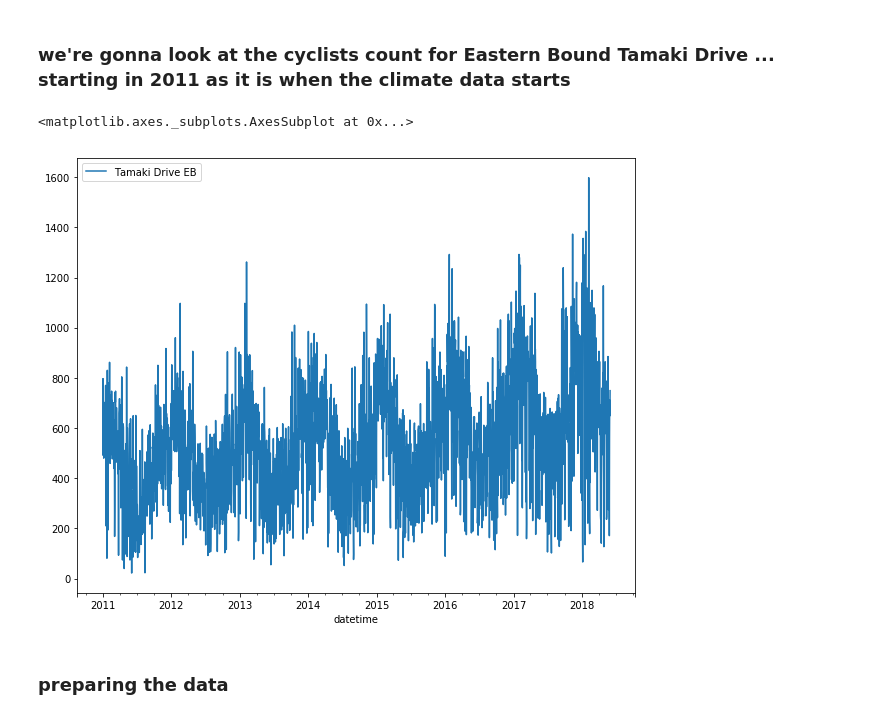
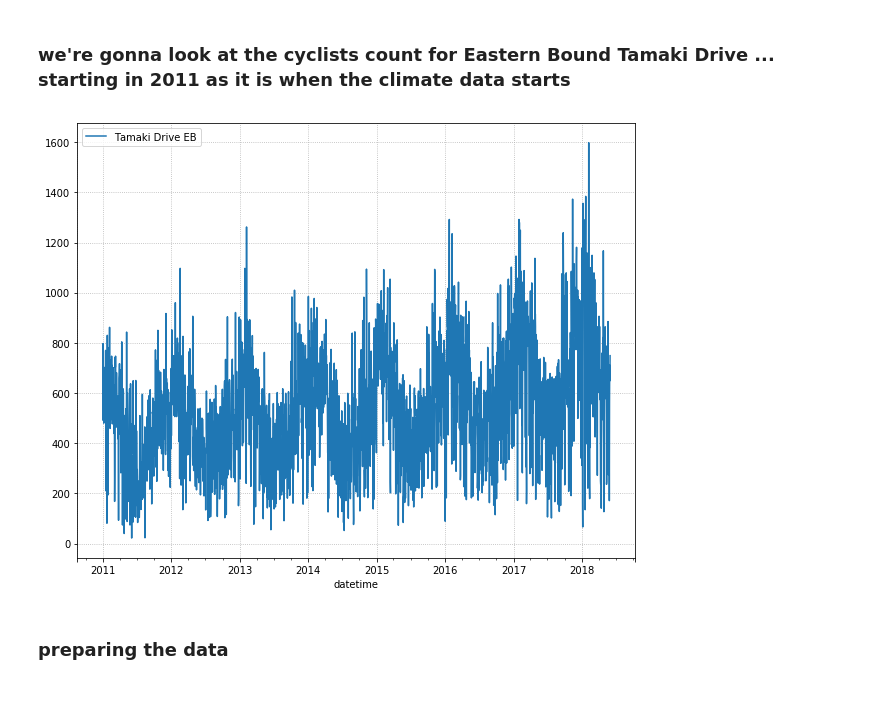
Before and after one commit to kinow/Auckland_cycling, a Jupyter notebook: notebooks/time-series.ipynb, the cells around one changed output. Cells and saved outputs as stored; diff of their text form; code cells hidden in the pictures.

```diff
--- a/notebooks/time-series.ipynb
+++ b/notebooks/time-series.ipynb
@@ -238,11 +238,13 @@ df_filtered.tail()
 ### we're gonna look at the cyclists count for Eastern Bound Tamaki Drive ... starting in 2011 as it is when the climate data starts
 # %%
 data = df_filtered.loc['2011':,['Tamaki Drive EB']]
-# %%
-data.plot(figsize=(10,8))
-# %% [output]
-<matplotlib.axes._subplots.AxesSubplot at 0x...>
-[figure, removed]
+# %%
+f, ax = plt.subplots(figsize=(10,8))
+data.plot(ax=ax)
+ax.grid(ls=':')
+f.savefig('../figures/cycling_counts_Tamaki_drive_EB.png', dpi=200)
+# %% [output]
+[figure, added]
 # %% [markdown]
 ### preparing the data
 # %%
```
Also changed, not shown: parts of 6 cells of this notebook.
